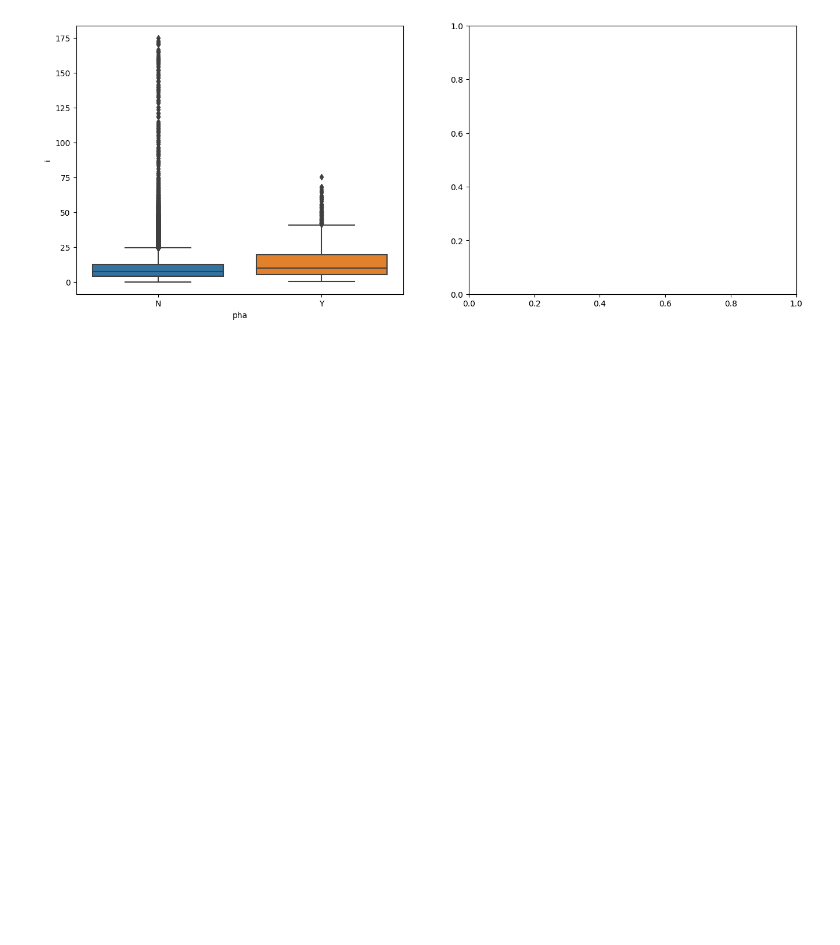
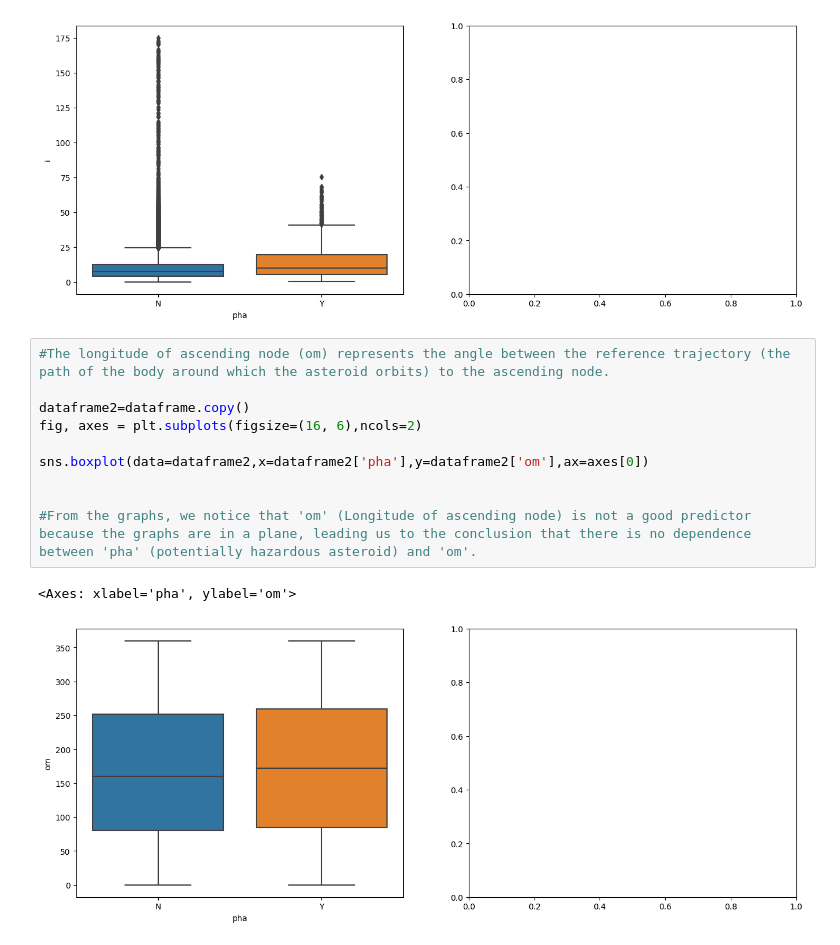
Before and after one commit to AndrijaLazic/AsteroidDetectionModel, a Jupyter notebook: Project.ipynb, the cells around one changed output. Cells and saved outputs as stored; diff of their text form; blank space fills up the shorter version.

Commit message:
Finnished graphic representation of data

```diff
--- a/Project.ipynb
+++ b/Project.ipynb
@@ -360,3 +360,16 @@ sns.boxplot(data=dataframe2,x=dataframe2['pha'],y=dataframe2['i'],ax=axes[0])
 # %% [output]
 <Axes: xlabel='pha', ylabel='i'>
 [figure]
+# %%
+#The longitude of ascending node (om) represents the angle between the reference trajectory (the path of the body around which the asteroid orbits) to the ascending node.
+
+dataframe2=dataframe.copy()
+fig, axes = plt.subplots(figsize=(16, 6),ncols=2)
+
+sns.boxplot(data=dataframe2,x=dataframe2['pha'],y=dataframe2['om'],ax=axes[0])
+
+
+#From the graphs, we notice that 'om' (Longitude of ascending node) is not a good predictor because the graphs are in a plane, leading us to the conclusion that there is no dependence between 'pha' (potentially hazardous asteroid) and 'om'.
+# %% [output]
+<Axes: xlabel='pha', ylabel='om'>
+[figure, added]
```
Also changed, not shown: parts of 8 cells of this notebook, 1 other file.
